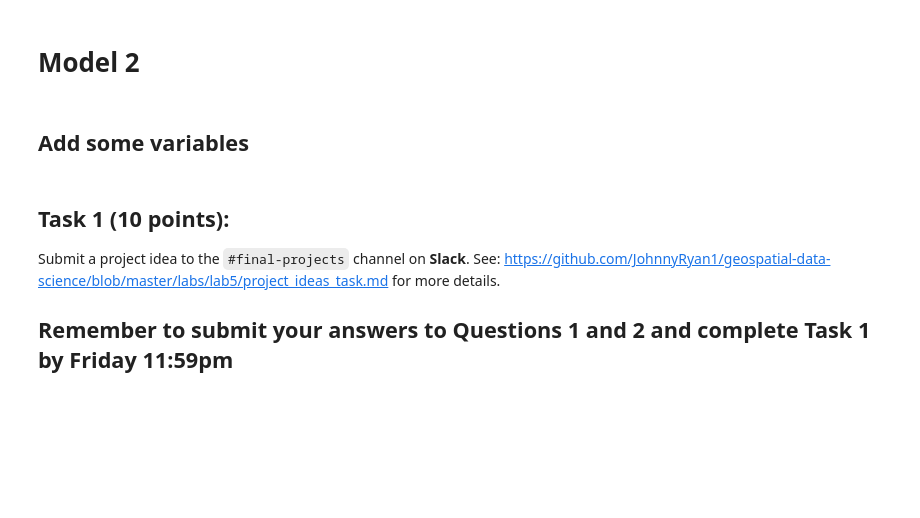
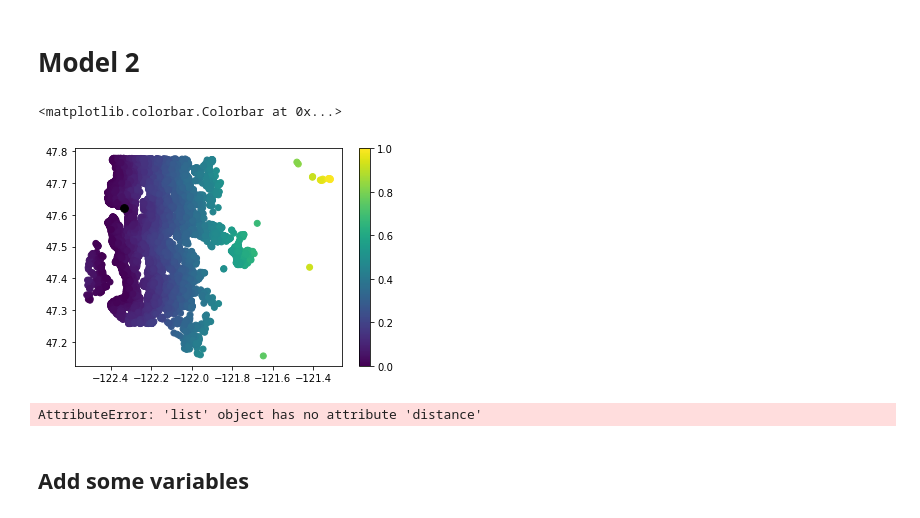
Before and after one commit to bhunter2/geospatial-data-science, a Jupyter notebook: labs/lab5/lab5_submission.ipynb, the cells around one changed output. Cells and saved outputs as stored; diff of their text form; code cells hidden in the pictures; blank space fills up the shorter version.

```diff
--- a/labs/lab5/lab5_submission.ipynb
+++ b/labs/lab5/lab5_submission.ipynb
@@ -212,6 +212,25 @@ final_rmse = np.sqrt(final_mse)
 final_rmse
 # %% [markdown]
 # Model 2
+# %%
+# Plot of distance to coastline for seattle with amazon headquarters on top
+plt.scatter(gdf_utm['long'], gdf_utm['lat'], c=gdf_utm['distance_to_coast'])
+plt.scatter(-122.337198,47.621476, c = 'black', s = 60)
+plt.colorbar()
+# %% [output]
+<matplotlib.colorbar.Colorbar at 0x...>
+[figure, added]
+# %%
+# Compute distance to coast for Seattle housing
+amHQ = [47.621476, -122.337198]
+distance_to_amHQ = []
+for i in range(gdf_utm.shape[0]):
+    #distance_to_amHQ.append(amHQ.distance(gdf_utm['geometry'].iloc[i]).min())
+
+# # Add to DataFrame
+# gdf_utm['distance_to_amHQ'] = distance_to_amHQ
+# %% [output]
+AttributeError: 'list' object has no attribute 'distance'
 # %% [markdown]
 ## Add some variables
 # %%
@@ -220,11 +239,3 @@ gdf_utm['sqftLIV_per_bedroom'] = gdf_utm['sqft_living'] / gdf_utm['bedrooms']
 
 # Bathrooms per bedroom
 gdf_utm['bathrooms_per_bedroom'] = gdf_utm['bathrooms'] / gdf_utm['bedrooms']
-# %% [markdown]
-
-## Task 1 (10 points):
-
-Submit a project idea to the `#final-projects` channel on **Slack**. See: https://github.com/JohnnyRyan1/geospatial-data-science/blob/master/labs/lab5/project_ideas_task.md for more details.
-
-
-## Remember to submit your answers to Questions 1 and 2 and complete Task 1 **by Friday 11:59pm**
```
